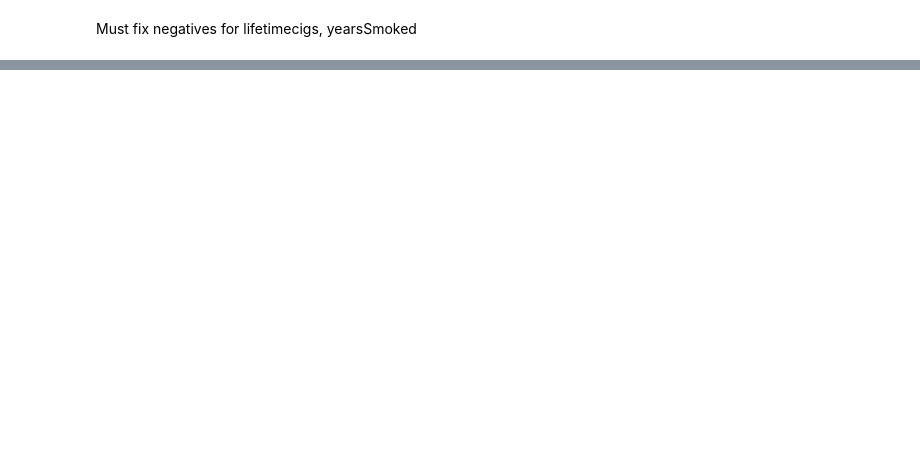
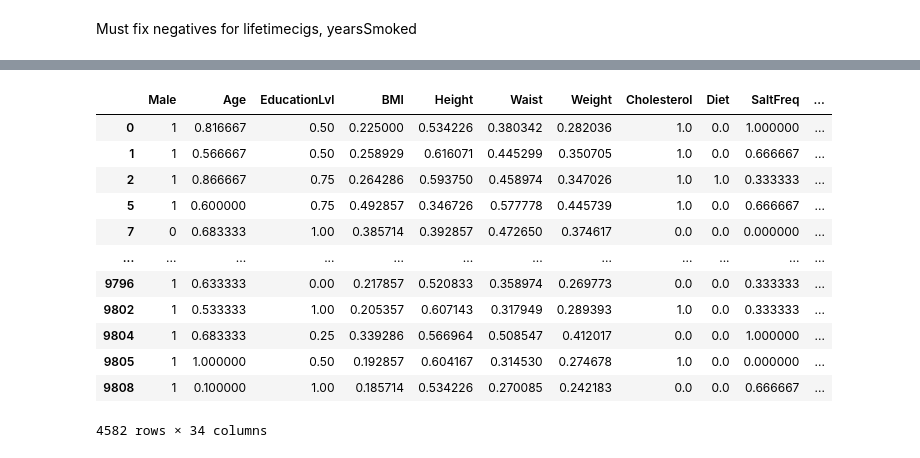
Before and after one commit to samcohen1/HypertensionML, a Jupyter notebook: new_predictor.ipynb, the cells around one changed output, grey strips where cells are left out. Cells and saved outputs as stored; diff of their text form; code cells hidden in the pictures; blank space fills up the shorter version.

```diff
--- a/new_predictor.ipynb
+++ b/new_predictor.ipynb
@@ -1244,30 +1131,0 @@ Test target shape: (1562,)
-# %%
-# Standardize the data (logistic regression performs better with scaled data)
-scaler = StandardScaler()
-X_train_scaled = scaler.fit_transform(X_train)
-X_test_scaled = scaler.transform(X_test)
-
-# Initialize the logistic regression model with a multi-class strategy
-model = LogisticRegression(multi_class='multinomial', solver='lbfgs', max_iter=200)
-
-# Fit the model to the training data
-model.fit(X_train_scaled, y_train)
-
-# Predict on the test data
-y_pred = model.predict(X_test_scaled)
-
-# Decode the predicted labels back to the original classes
-y_pred_decoded = label_encoder.inverse_transform(y_pred)
-
-# Decode the actual test labels back to the original classes
-y_test_decoded = label_encoder.inverse_transform(y_test)
-
-# Print classification results
-print("\nClassification Report:")
-print(classification_report(y_test_decoded, y_pred_decoded))
-
-print("\nAccuracy Score:")
-print(accuracy_score(y_test_decoded, y_pred_decoded))
-
-print("\nConfusion Matrix:")
-print(confusion_matrix(y_test_decoded, y_pred_decoded))
@@ -1674,4 +1278,19 @@ Feature 'ActivityLvl': Max = 1.0, Min = 0.0
 
 Feature 'WeightedActivity': Max = 1.0, Min = 0.0
 # %%
-features_to_normalise = ['Age', 'BMI', 'Height', 'Waist', 'Weight', 'AlcConsumpFreq', 'AlcConsumpAmtPerDay', 'AlcConsump/Yr']
+features_to_normalise = ['Age', 'BMI', 'Height', 'Waist', 'Weight', 'AlcConsumpFreq', 'AlcConsumpAmtPerDrinkDay', 'AlcConsump/Yr', 'lifetimeCigarettes', 'yearsSmoked']
+min_max_normalise(df, features_to_normalise, 100000000000000)
+# %% [output]
+|  | Male | Age | EducationLvl | BMI | Height | Waist | Weight | Cholesterol | Diet | SaltFreq | ... |
+| 0 | 1 | 0.816667 | 0.50 | 0.225000 | 0.534226 | 0.380342 | 0.282036 | 1.0 | 0.0 | 1.000000 | ... |
+| 1 | 1 | 0.566667 | 0.50 | 0.258929 | 0.616071 | 0.445299 | 0.350705 | 1.0 | 0.0 | 0.666667 | ... |
+| 2 | 1 | 0.866667 | 0.75 | 0.264286 | 0.593750 | 0.458974 | 0.347026 | 1.0 | 1.0 | 0.333333 | ... |
+| 5 | 1 | 0.600000 | 0.75 | 0.492857 | 0.346726 | 0.577778 | 0.445739 | 1.0 | 0.0 | 0.666667 | ... |
+| 7 | 0 | 0.683333 | 1.00 | 0.385714 | 0.392857 | 0.472650 | 0.374617 | 0.0 | 0.0 | 0.000000 | ... |
+| ... | ... | ... | ... | ... | ... | ... | ... | ... | ... | ... | ... |
+| 9796 | 1 | 0.633333 | 0.00 | 0.217857 | 0.520833 | 0.358974 | 0.269773 | 0.0 | 0.0 | 0.333333 | ... |
+| 9802 | 1 | 0.533333 | 1.00 | 0.205357 | 0.607143 | 0.317949 | 0.289393 | 1.0 | 0.0 | 0.333333 | ... |
+| 9804 | 1 | 0.683333 | 0.25 | 0.339286 | 0.566964 | 0.508547 | 0.412017 | 0.0 | 0.0 | 1.000000 | ... |
+| 9805 | 1 | 1.000000 | 0.50 | 0.192857 | 0.604167 | 0.314530 | 0.274678 | 1.0 | 0.0 | 0.000000 | ... |
+| 9808 | 1 | 0.100000 | 1.00 | 0.185714 | 0.534226 | 0.270085 | 0.242183 | 0.0 | 0.0 | 0.666667 | ... |
+4582 rows × 34 columns
```
Also changed, not shown: parts of 38 cells of this notebook.
